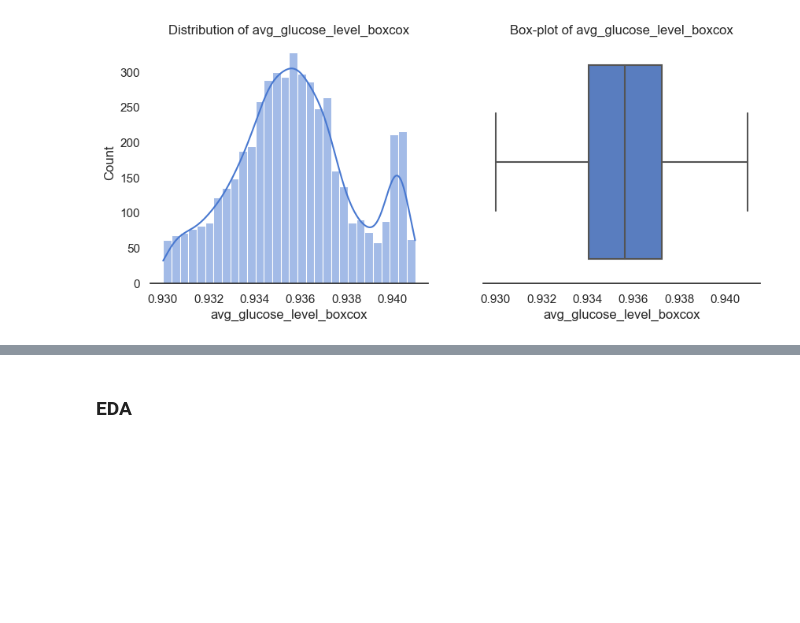
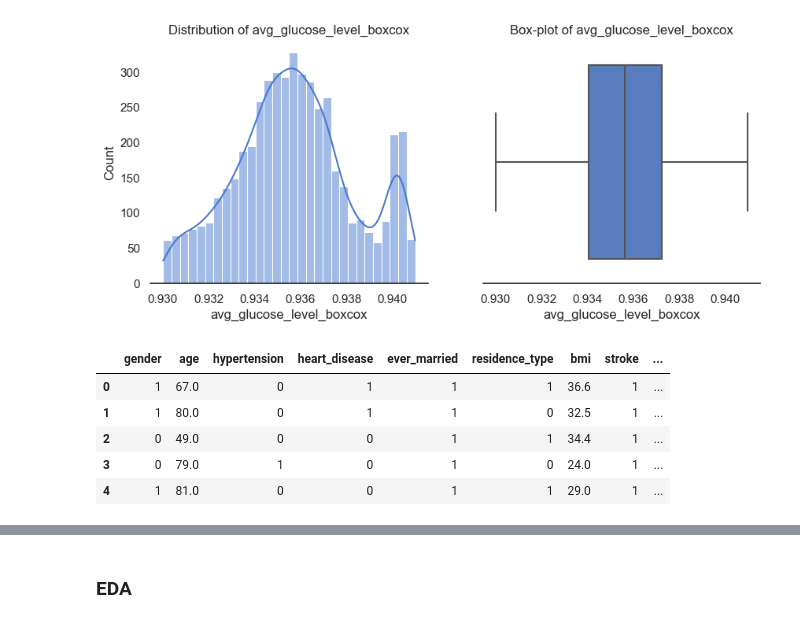
Before and after one commit to emirhansilsupur/brain-stroke-prediction, a Jupyter notebook: brain_stroke.ipynb, the cells around one changed output, grey strips where cells are left out. Saved outputs shown, nothing was run; the diff lists cells and outputs as text; code cells hidden in the pictures; blank space fills up the shorter version.

```diff
--- a/brain_stroke.ipynb
+++ b/brain_stroke.ipynb
@@ -116,22 +117,26 @@ class DataOperation:
                 continuous_cols += [col +"_boxcox"]
                 self.numerical_viz()
     def one_hot_encoder(self):
-        self.df = pd.get_dummies(self.df,columns=cat_cols, drop_first=True)
+
+        self.df["gender"] = [1 if i == "Male" else 0 for i in self.df["gender"]]
+        self.df["ever_married"] = [ 1 if i =="Yes" else 0 for i in self.df["ever_married"] ]
+        self.df["residence_type"] = [ 1 if i =="Urban" else 0 for i in self.df["residence_type"] ]
+        self.df = pd.get_dummies(self.df,columns=["work_type", "smoking_status"], drop_first=True)
         return self.df.head()
 
     def get_train_test_data(self,imbalance=False):
         X = self.df.drop(["stroke"],axis=1)
         y = self.df["stroke"]
         X_cols = X.columns
-        print(f"Shape of y: {y.value_counts()}")
+        print(y.value_counts())
 
-        X_train,y_train,X_test,y_test = train_test_split(X,y,test_size=0.2,random_state=42)
+        X_train,X_test,y_train,y_test = train_test_split(X,y,test_size=0.2,random_state=42)
         if imbalance:
             smt = SMOTE(random_state = 42)
-            X_train_smt,y_train_smt = smt.fit_sample(X_train,y_train.ravel())
+            X_train_smt,y_train_smt = smt.fit_resample(X_train,y_train)
 
-            print(f"Before Oversampling, the shape of y_train: {y_train.value_counts()}")
-            print(f"After Oversampling, the shape of y_train_smt: {y_train_smt.value_counts()}")
+            print(f"Before Oversampling, y_train: \n{y_train.value_counts()}")
+            print(f"After Oversampling, y_train_smt: \n{y_train_smt.value_counts()}")
 
             return X_train_smt,y_train_smt,X_test,y_test,X_cols
         else:
@@ -266,3 +271,12 @@ We'll apply Box-Cox transformation.
 [figure]
 [figure]
 [figure]
+# %%
+bs_op.one_hot_encoder()
+# %% [output]
+|  | gender | age | hypertension | heart_disease | ever_married | residence_type | bmi | stroke | ... |
+| 0 | 1 | 67.0 | 0 | 1 | 1 | 1 | 36.6 | 1 | ... |
+| 1 | 1 | 80.0 | 0 | 1 | 1 | 0 | 32.5 | 1 | ... |
+| 2 | 0 | 49.0 | 0 | 0 | 1 | 1 | 34.4 | 1 | ... |
+| 3 | 0 | 79.0 | 1 | 0 | 1 | 0 | 24.0 | 1 | ... |
+| 4 | 1 | 81.0 | 0 | 0 | 1 | 1 | 29.0 | 1 | ... |
```
Also changed, not shown: parts of 5 cells of this notebook.
